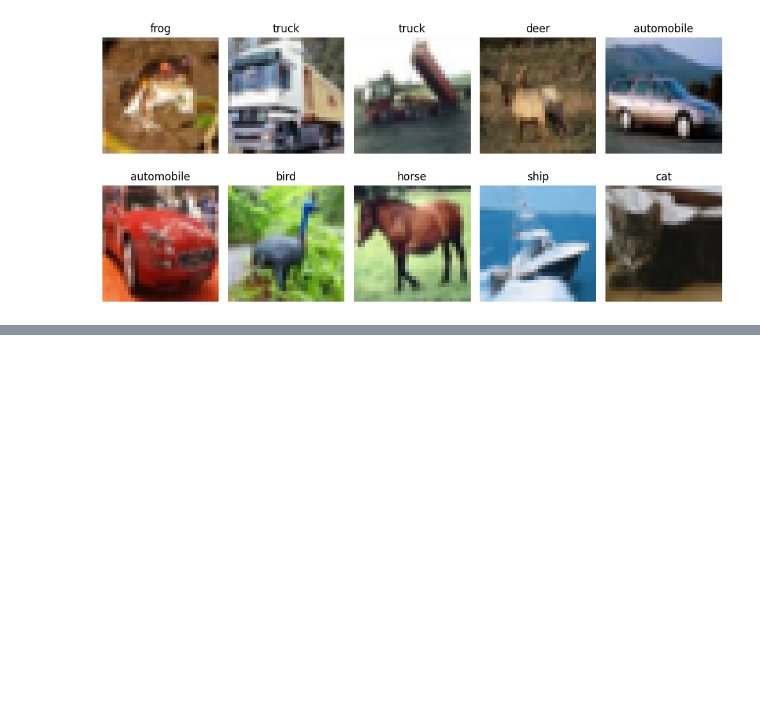
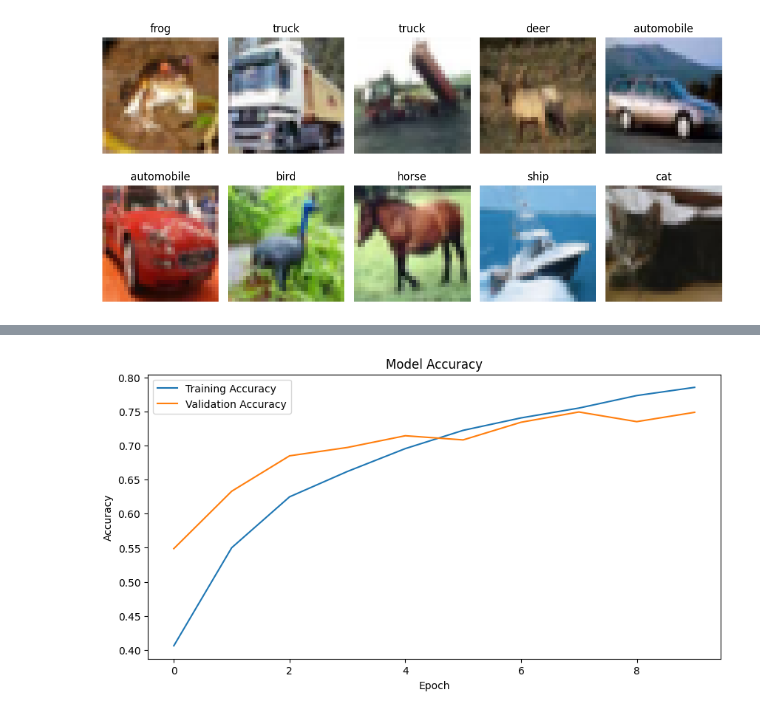
Before and after one commit to killianharnett1/cifar10-image-classification, a Jupyter notebook: notebook/killian_CA2_part2.ipynb, the cells around one changed output, grey strips where cells are left out. Drawn from its saved outputs; the diff is of its cells as text; code cells hidden in the pictures; blank space fills up the shorter version.

Commit message:
Add data preprocessing, CNN architecture, training, and evaluation with accuracy/loss analysis

```diff
--- a/notebook/killian_CA2_part2.ipynb
+++ b/notebook/killian_CA2_part2.ipynb
@@ -125,0 +237,19 @@ plt.show()
+# %%
+# Train the CNN model
+# The model is trained using the training dataset.
+# Use the test dataset as validation data to monitor performance during training.
+
+history = model.fit(
+
+    # Training data
+    X_train, y_train,
+
+    # Number of samples processed before updating weights
+    batch_size=64,
+
+    # Number of times the model sees the entire dataset
+    epochs=10,
+
+    # Validation data used to evaluate performance after each epoch
+    validation_data=(X_test, y_test)
+)
@@ -125,0 +277,20 @@ plt.show()
+# %%
+# Visualize training performance
+# These graphs show how the model performed during training.
+
+import matplotlib.pyplot as plt
+
+# Plot training and validation accuracy
+plt.figure(figsize=(10,5))
+
+plt.plot(history.history['accuracy'], label='Training Accuracy')
+plt.plot(history.history['val_accuracy'], label='Validation Accuracy')
+
+plt.title("Model Accuracy")
+plt.xlabel("Epoch")
+plt.ylabel("Accuracy")
+plt.legend()
+
+plt.show()
+# %% [output]
+[figure, added]
```
Also changed, not shown: parts of 7 cells of this notebook.
